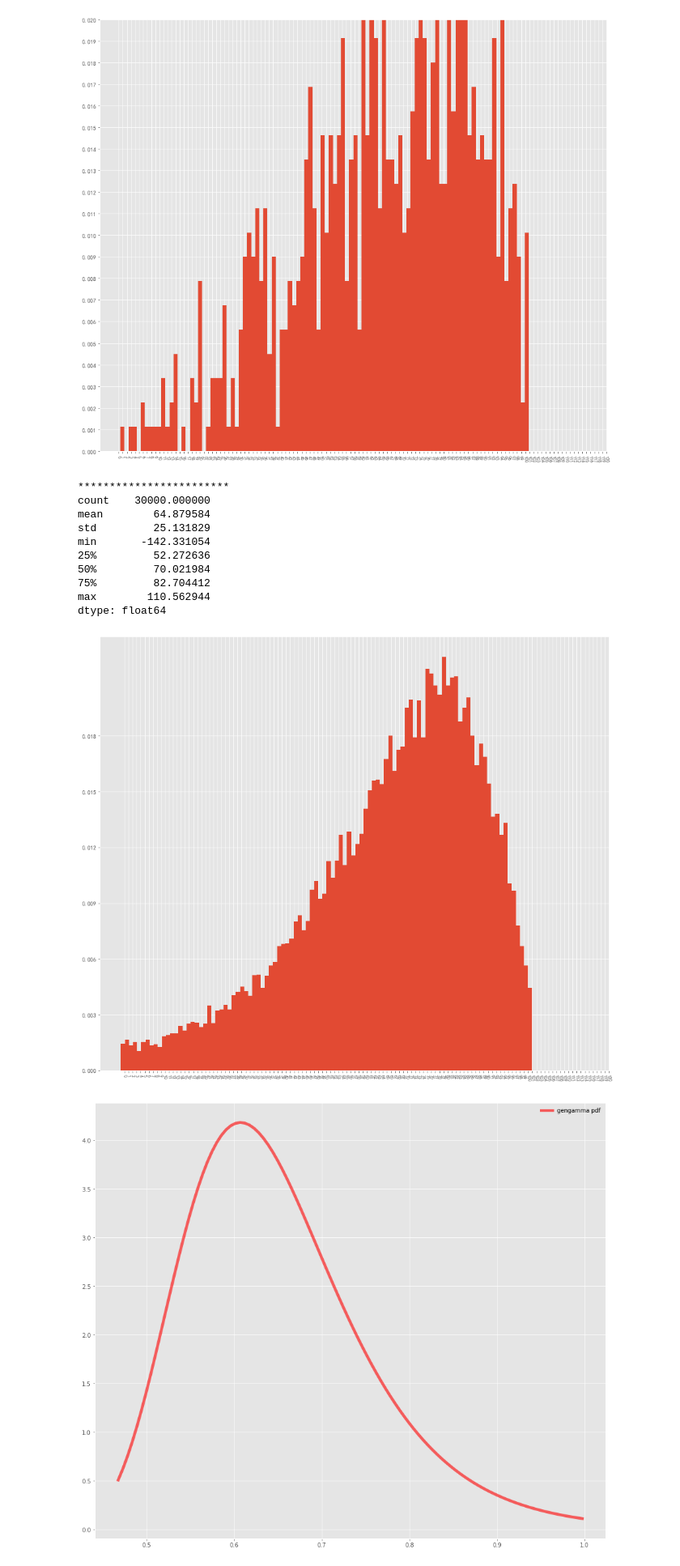
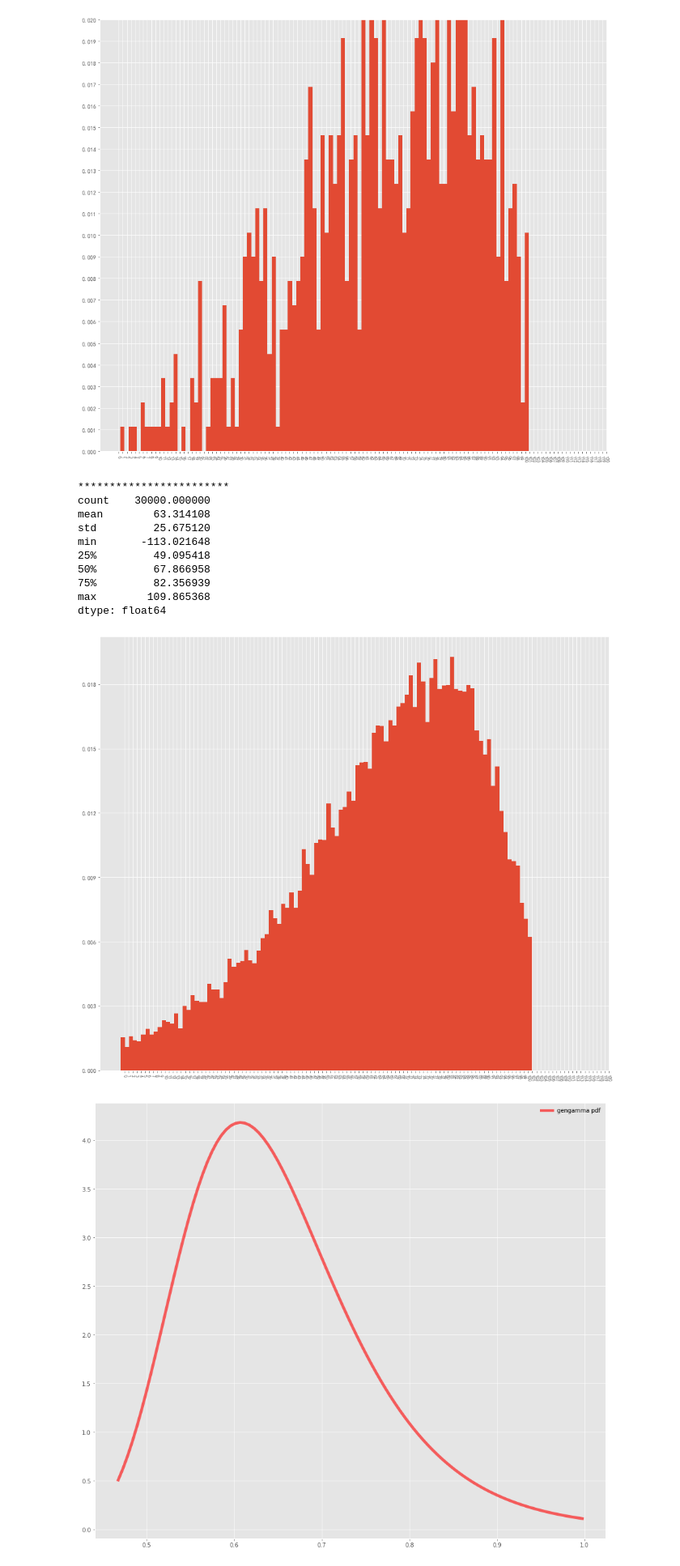
Before and after one commit to liing1221/notebook, a Jupyter notebook: mycode/scipy_stats.ipynb, the cells around one changed output. Shown at 81% size. Drawn from its saved outputs; the diff is of its cells as text; code cells hidden in the pictures.

```diff
--- a/mycode/scipy_stats.ipynb
+++ b/mycode/scipy_stats.ipynb
@@ -733,16 +733,16 @@ fig, ax = plt.subplots(1, 1)
 # datas = argus.rvs(s, loc=loc, scale=scale, size=30000)
 
 
-a, b , loc, scale = 88.60285258026713, -88.4465740590669, 122.4597343330328, 3.429333992593236
-datas = norminvgauss.rvs(a, b, loc=loc, scale=scale, size=30000)
+# a, b , loc, scale = 88.60285258026713, -88.4465740590669, 122.4597343330328, 3.429333992593236
+# datas = norminvgauss.rvs(a, b, loc=loc, scale=scale, size=30000)
 
 
 # a, b , loc, scale = 88.60285258026713, -88.4465740590669, 122.4597343330328, 3.429333992593236
 # datas = norminvgauss.rvs(a, b, loc=loc, scale=scale, size=30000)
 
 # # s, loc, scale = -1.3399954811840677, 64.76170788922403, 25.864044058222476
-# s, loc, scale = -1.34, 64.76, 25.864
-# datas = pearson3.rvs(s, loc=loc, scale=scale, size=30000)
+s, loc, scale = -1.1, 63, 26
+datas = pearson3.rvs(s, loc=loc, scale=scale, size=30000)
 
 # for i in range(30000):
 #     if datas[i] > 100:
@@ -750,41 +750,41 @@ datas = norminvgauss.rvs(a, b, loc=loc, scale=scale, size=30000)
 #     if datas[i] < 0:
 #         datas[i] = 100
 # datas = [i for i in datas if i < 100 - i > 0]
 
 f = Fitter(datas, xmin=-1, xmax=101, distributions=['argus', ], bins=100)
 f.fit()
 # f = Fitter(datas, xmin=-2, xmax=1200, distributions=['betaprime','burr12','dweibull','chi2','foldcauchy','logistic'], bins=100)
 
 # print(f.summary())
 # print(f.fitted_param)
 # print(f.fitted_pdf)
 print("*" * 24)
 # print(f.get_best())
 f.hist()
 # plt.ylim(0, 0.016)
 plt.xticks([int(_x) for _x in range(0,121, 1)], rotation=280, size=8)
 plt.yticks([_y/1000 for _y in range(0, 21, 3)], size=10)
 # print(list(range(0, 10)))
 # print([_y//100 for _y in range(0, 10)])
 plt.rcParams['font.sans-serif'] = ['SimHei']
 plt.rcParams['axes.unicode_minus'] = False   # 正常显示负号
 # print(datas)
 print(pd.Series(datas).describe())
 
 
 plt.show()
 # %% [output]
 ************************
 count    30000.000000
-mean        64.879584
-std         25.131829
-min       -142.331054
-25%         52.272636
-50%         70.021984
-75%         82.704412
-max        110.562944
+mean        63.314108
+std         25.675120
+min       -113.021648
+25%         49.095418
+50%         67.866958
+75%         82.356939
+max        109.865368
 dtype: float64
-[figure, old version]
+[figure, new version]
 # %%
 # 广义伽马连续随机变量。
 from scipy.stats import gengamma
```
Also changed, not shown: parts of 2 cells of this notebook, 5 other files.
